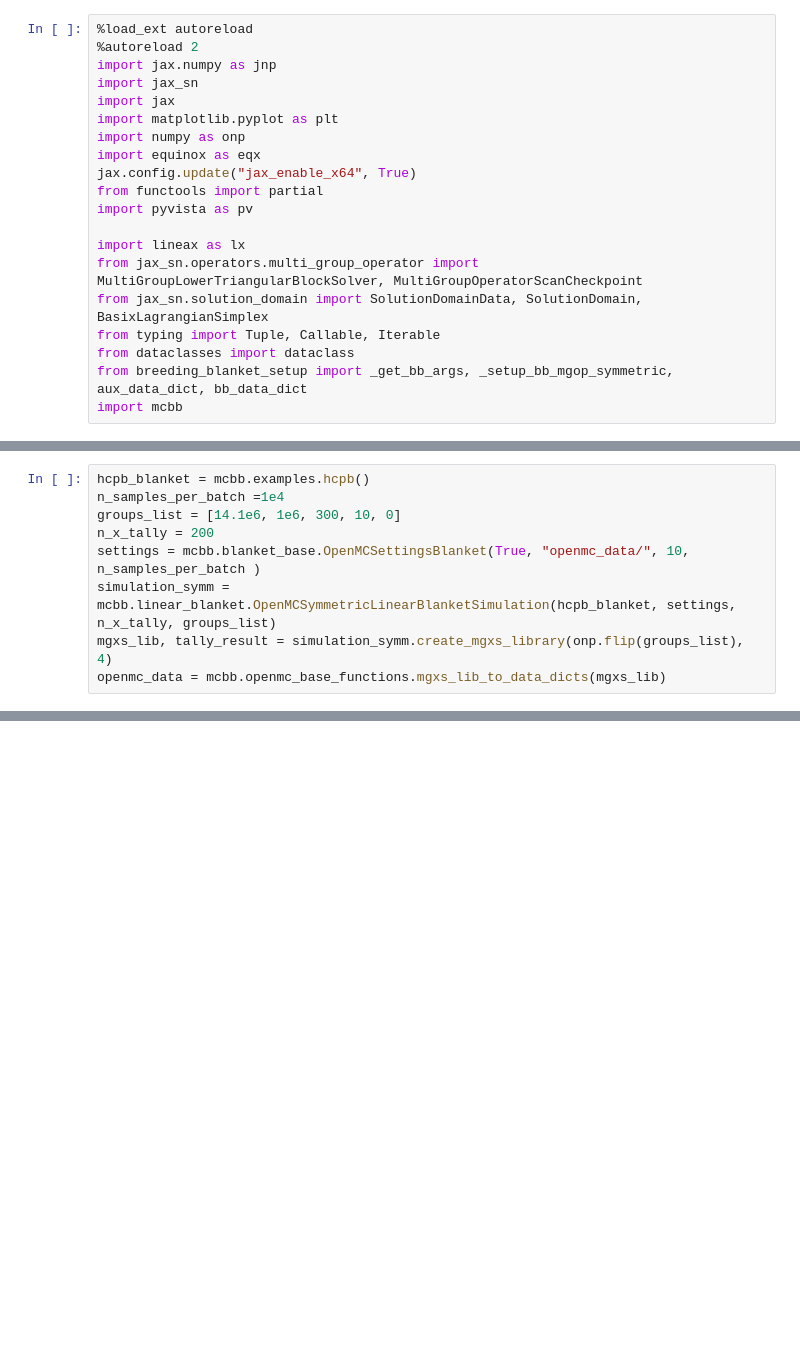
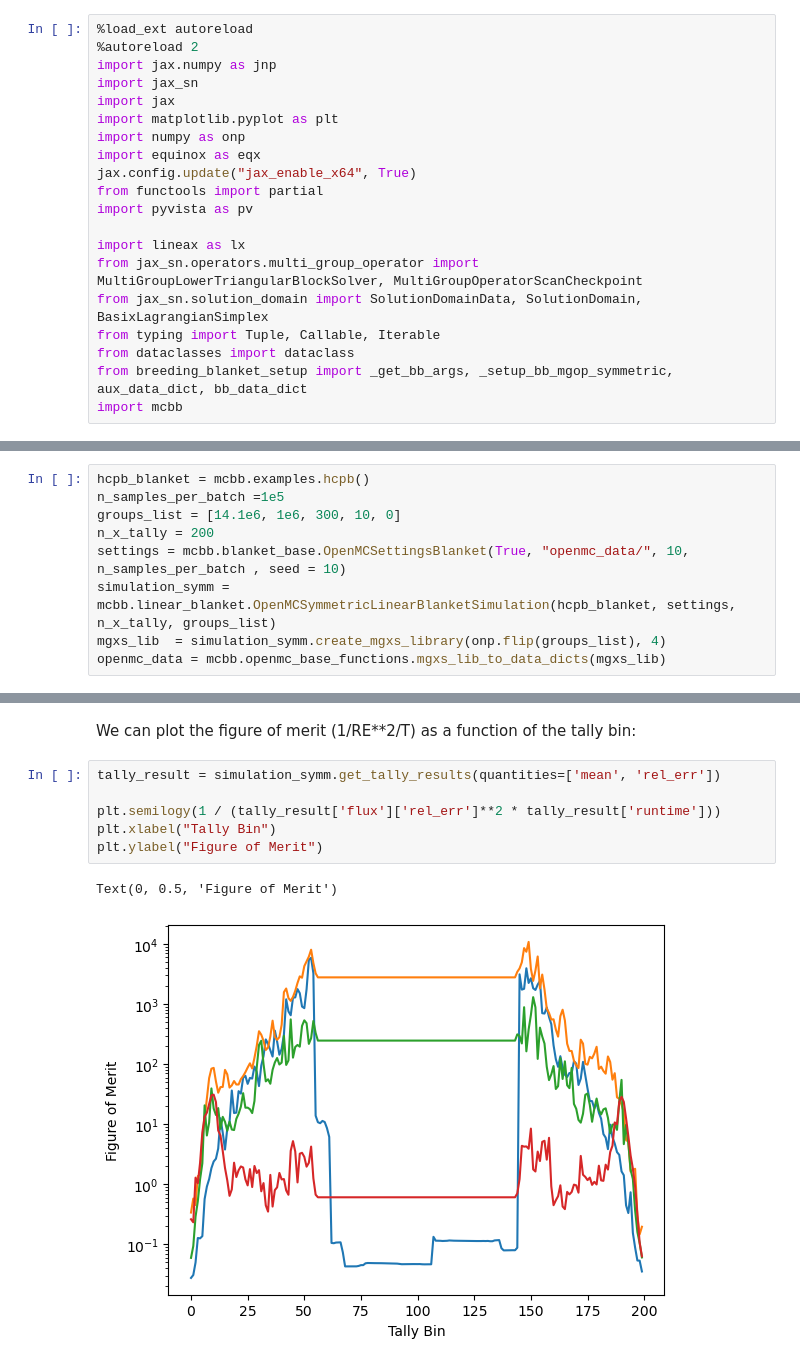
Before and after one commit to timobogaarts/jax-sn, a Jupyter notebook: examples/fw_cadis.ipynb, the cells around one changed output, grey strips where cells are left out. Cells and saved outputs as stored; diff of their text form; blank space fills up the shorter version.

```diff
--- a/examples/fw_cadis.ipynb
+++ b/examples/fw_cadis.ipynb
@@ -21,11 +33,11 @@ import mcbb
 # %%
 hcpb_blanket = mcbb.examples.hcpb()
-n_samples_per_batch =1e4
+n_samples_per_batch =1e5
 groups_list = [14.1e6, 1e6, 300, 10, 0]
 n_x_tally = 200
-settings = mcbb.blanket_base.OpenMCSettingsBlanket(True, "openmc_data/", 10, n_samples_per_batch )
+settings = mcbb.blanket_base.OpenMCSettingsBlanket(True, "openmc_data/", 10, n_samples_per_batch , seed = 10)
 simulation_symm = mcbb.linear_blanket.OpenMCSymmetricLinearBlanketSimulation(hcpb_blanket, settings, n_x_tally, groups_list)
-mgxs_lib, tally_result = simulation_symm.create_mgxs_library(onp.flip(groups_list), 4)
+mgxs_lib  = simulation_symm.create_mgxs_library(onp.flip(groups_list), 4)
 openmc_data = mcbb.openmc_base_functions.mgxs_lib_to_data_dicts(mgxs_lib)
 # %% [output]
  WARNING: Negative value(s) found on probability table for nuclide Mo92 at 300K
@@ -37,0 +51,11 @@ openmc_data = mcbb.openmc_base_functions.mgxs_lib_to_data_dicts(mgxs_lib)
+# %% [markdown]
+We can plot the figure of merit (1/RE**2/T) as a function of the tally bin:
+# %%
+tally_result = simulation_symm.get_tally_results(quantities=['mean', 'rel_err'])
+
+plt.semilogy(1 / (tally_result['flux']['rel_err']**2 * tally_result['runtime']))
+plt.xlabel("Tally Bin")
+plt.ylabel("Figure of Merit")
+# %% [output]
+Text(0, 0.5, 'Figure of Merit')
+[figure, added]
```
Also changed, not shown: parts of 22 cells of this notebook.
